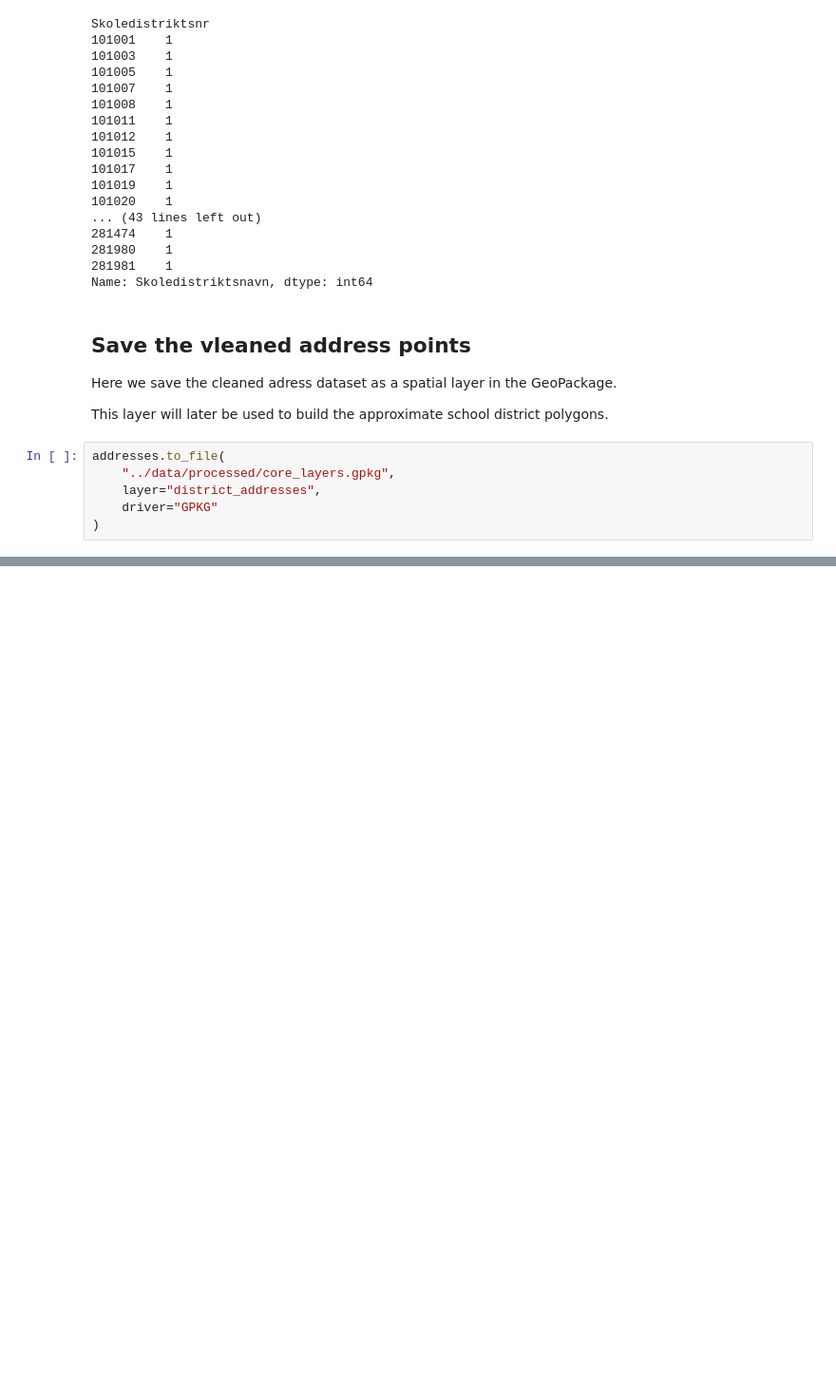
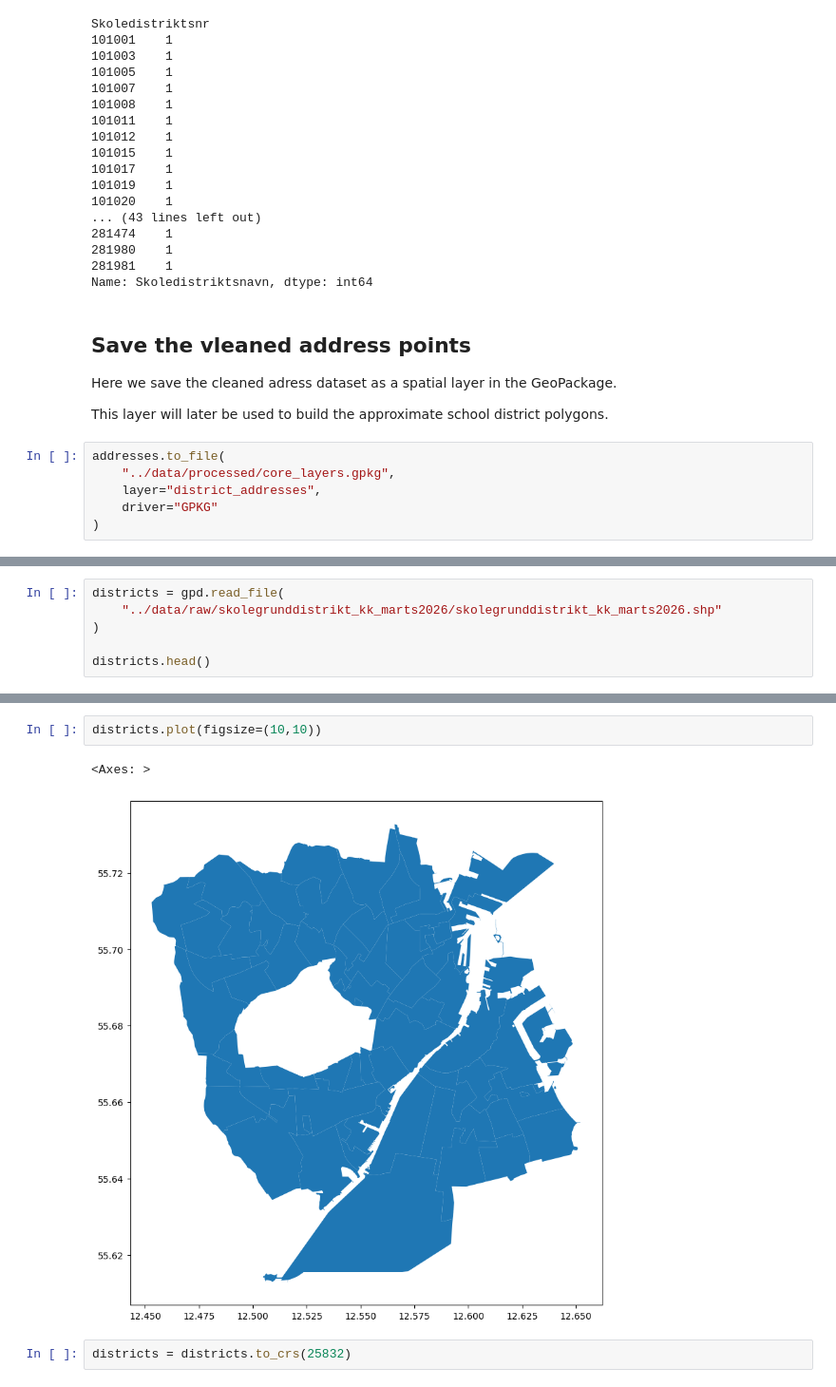
Before and after one commit to peterkriegel/safe-bike-paths-to-school-cph, a Jupyter notebook: notebooks/01_prepare_datasets.ipynb, the cells around one changed output, grey strips where cells are left out. Shown at 95% size. Saved outputs shown, nothing was run; the diff lists cells and outputs as text; blank space fills up the shorter version.

```diff
--- a/notebooks/01_prepare_datasets.ipynb
+++ b/notebooks/01_prepare_datasets.ipynb
@@ -395,0 +399,6 @@ addresses.to_file(
+# %%
+districts = gpd.read_file(
+    "../data/raw/skolegrunddistrikt_kk_marts2026/skolegrunddistrikt_kk_marts2026.shp"
+)
+
+districts.head()
@@ -395,0 +438,7 @@ addresses.to_file(
+# %%
+districts.plot(figsize=(10,10))
+# %% [output]
+<Axes: >
+[figure, added]
+# %%
+districts = districts.to_crs(25832)
```
Also changed, not shown: parts of 22 cells of this notebook, 1 other file.
